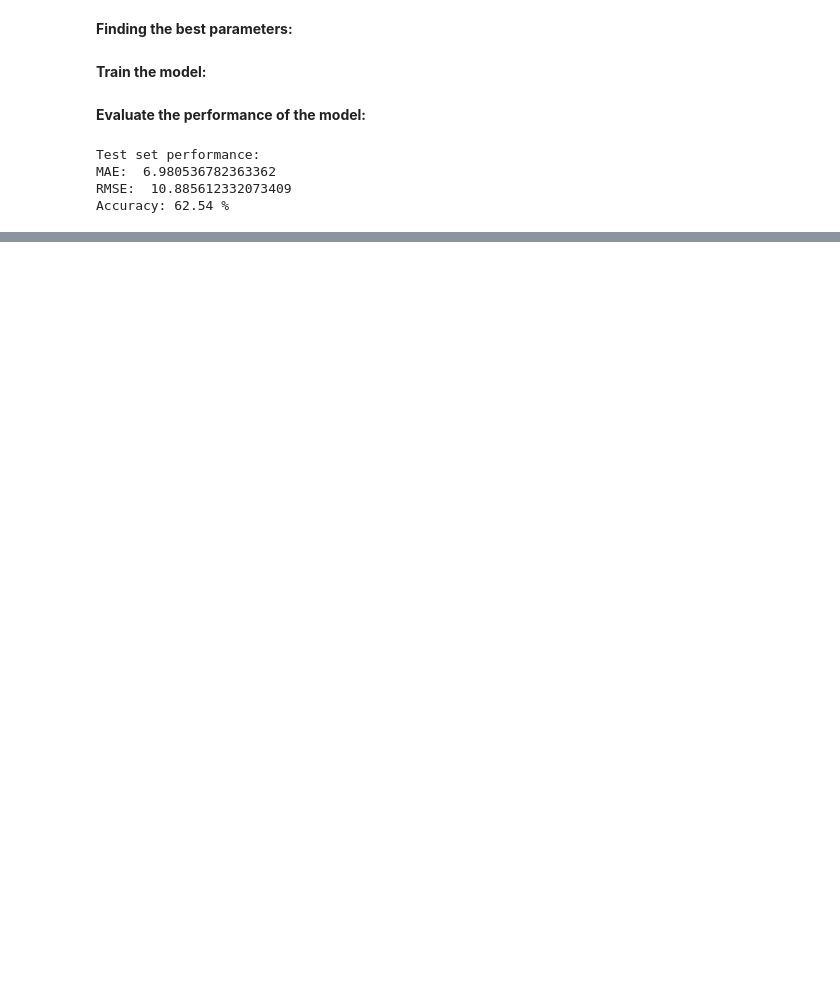
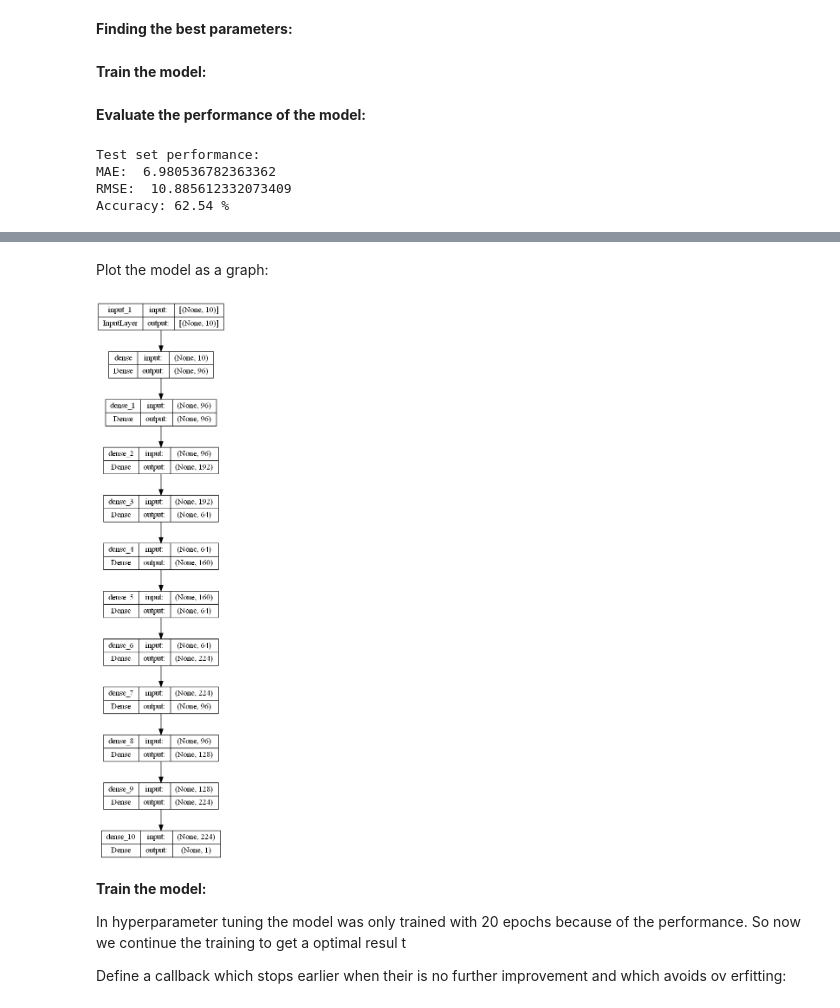
Before and after one commit to ilsuucar2/AATeamAssignment, a Jupyter notebook: AATeamAssignment-Prediction2.ipynb, the cells around one changed output, grey strips where cells are left out. Cells and saved outputs as stored; diff of their text form; code cells hidden in the pictures; blank space fills up the shorter version.

```diff
--- a/AATeamAssignment-Prediction2.ipynb
+++ b/AATeamAssignment-Prediction2.ipynb
@@ -2117,0 +2289,24 @@ Accuracy: 62.54 %
+# %%
+def build_model_Site2(hp):
+    # Input Layer
+    inputs = keras.Input(shape=(10,))
+
+    # Hidden Layers
+    ## First Hidden Layer
+    dense = layers.Dense(units=hp.Int('hidden_layer_1_units', min_value=32, max_value=256, step=32), activation='relu')
+    x = dense(inputs)
+
+    ## Possible additional hidden layers
+    for i in range(hp.Int('total_added_hidden_layers', 0, 10)):
+        x = layers.Dense(units=hp.Int(f'hidden_layer_{i+2}_units', min_value=32, max_value=256, step=32), activation='relu')(x)
+
+    # Output Layer
+    outputs = layers.Dense(1, activation='relu')(x)
+
+    # Instantiate the model
+    model_ann = keras.Model(inputs, outputs, name='car_demand_site2')
+
+    # Compile the model
+    model_ann.compile(optimizer='Adamax', loss='mean_squared_error')
+
+    return model_ann
@@ -2117,0 +2322,11 @@ Accuracy: 62.54 %
+# %%
+tuner_Site2 = Hyperband(
+    build_model_Site2,
+    objective = 'val_loss',
+    max_epochs = 20,
+    factor = 3,
+    executions_per_trial = 1,
+    directory = "D:/Keras",
+    project_name = 'kerastuner2',
+    overwrite = True # deletes old LOG's
+    )
@@ -2117,0 +2403,2 @@ Accuracy: 62.54 %
+# %%
+model_ann_Site2 = tuner_Site2.get_best_models(num_models=1)[0]
@@ -2117,0 +2427,16 @@ Accuracy: 62.54 %
+# %% [markdown]
+Plot the model as a graph:
+# %%
+keras.utils.plot_model(model_ann_Site2, 'model_ann_car_demand_site2.png', show_shapes=True)
+# %% [output]
+[figure, added]
+# %% [markdown]
+**Train the model:**
+
+In hyperparameter tuning the model was only trained with 20 epochs because of the performance. So now we continue the training to get a optimal resul  t
+
+
+
+
+
+Define a callback which stops earlier when their is no further improvement and which avoids ov  erfitting:
```
Also changed, not shown: parts of 95 cells of this notebook.
